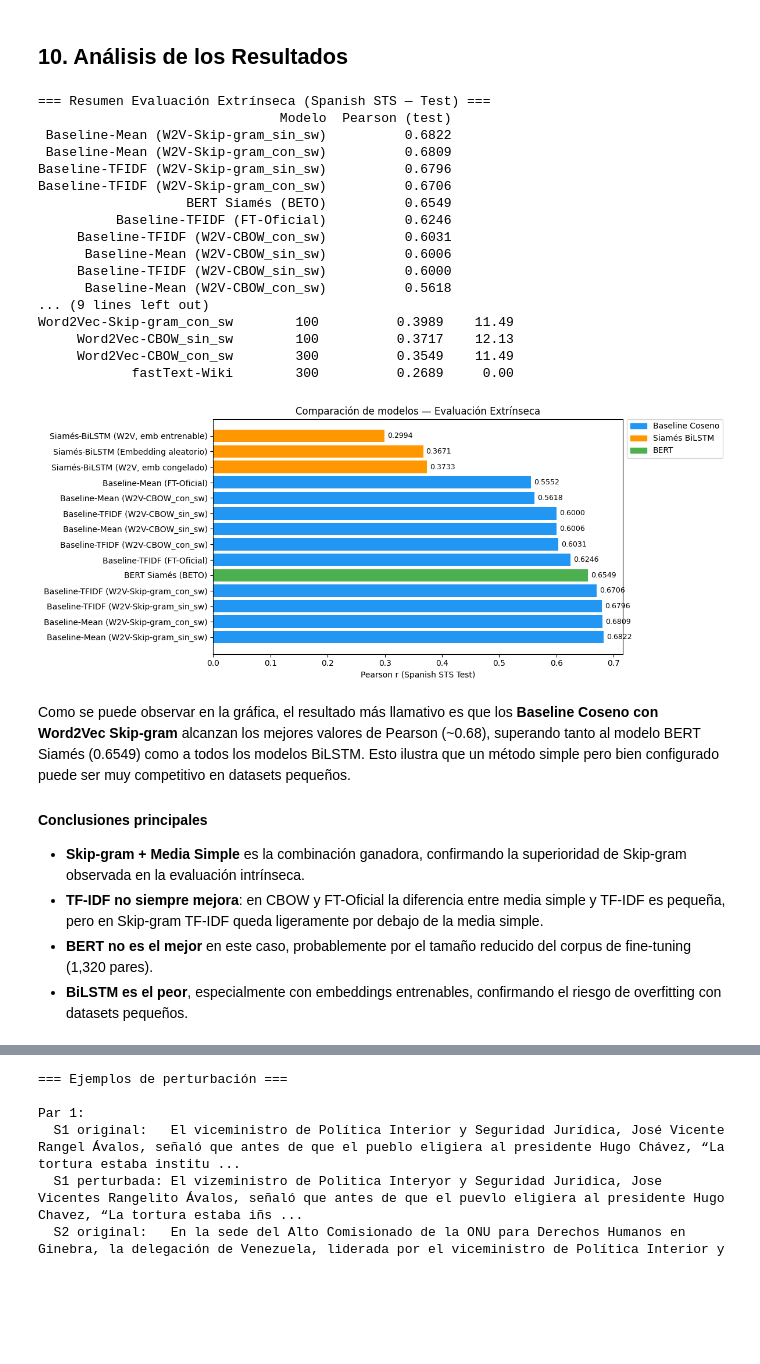
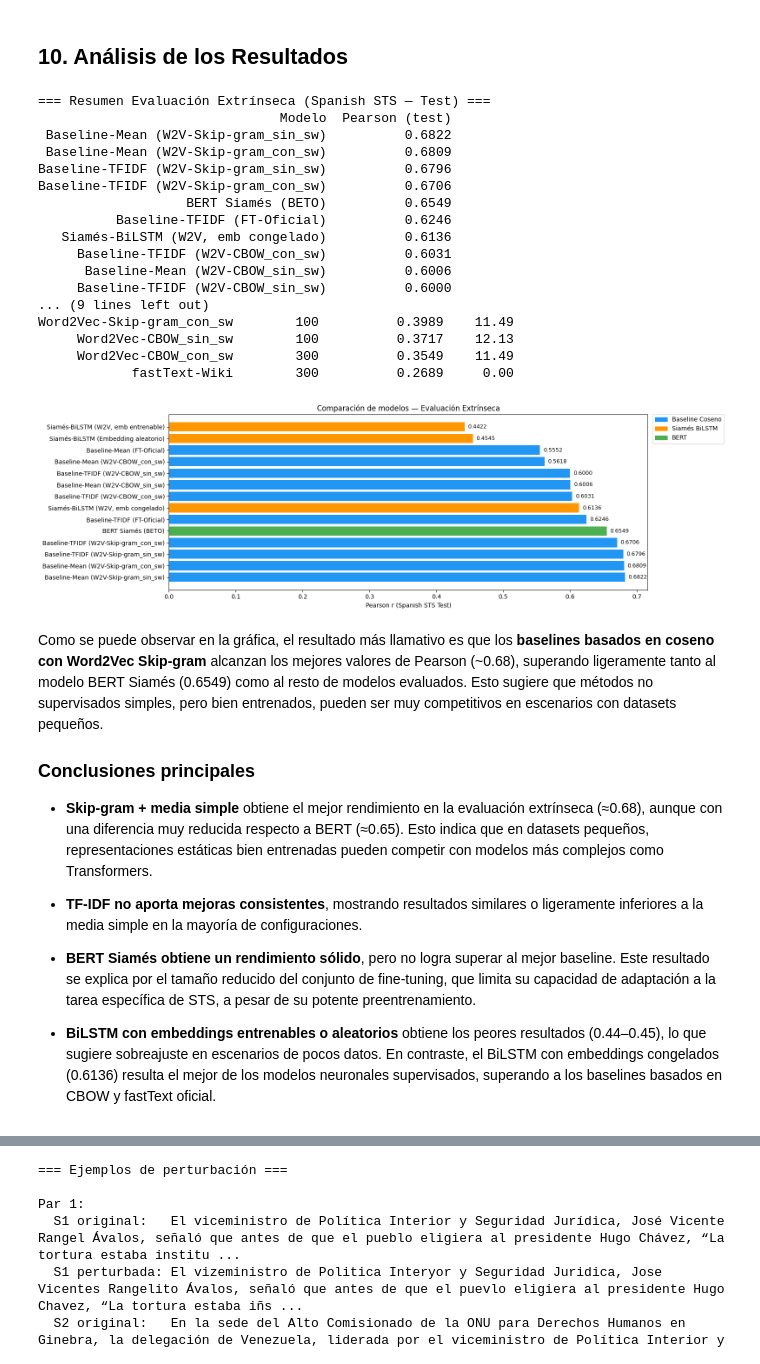
Before and after one commit to Lihao006/P4plh, a Jupyter notebook: practica4_completa.ipynb, the cells around one changed output, grey strips where cells are left out. Cells and saved outputs as stored; diff of their text form; code cells hidden in the pictures; blank space fills up the shorter version.

```diff
--- a/practica4_completa.ipynb
+++ b/practica4_completa.ipynb
@@ -1462,7 +1546,7 @@ def eval_pearson(model, dl):
     return pearsonr(preds, golds).statistic
 
 # 2. Selección del modelo base y preparación de datos
-BASE_MODEL_KEY = next(iter(modelos_w2v)) if modelos_w2v else None
+BASE_MODEL_KEY = 'Skip-gram_sin_sw'
 
 if BASE_MODEL_KEY is not None:
     base_model = modelos_w2v[BASE_MODEL_KEY]
@@ -1474,6 +1558,12 @@ if BASE_MODEL_KEY is not None:
                 test_df['sentence1'].tolist()  + test_df['sentence2'].tolist())
     # No es data leakage: solo usamos el texto para construir la matriz de embeddings, no los usamos para entrenar el modelo de word embeddings ni para ajustar los pesos del modelo siamés.
 
+    np.random.seed(SEED)
+    torch.manual_seed(SEED)
+
+    torch.backends.cudnn.deterministic = True
+    torch.backends.cudnn.benchmark = False
+
     print("Construyendo vocabulario y matriz de embeddings...")
     word2idx, emb_matrix, PAD_IDX, UNK_IDX = build_vocab_and_matrix(all_sents, base_model.wv)
 
@@ -1482,7 +1572,7 @@ if BASE_MODEL_KEY is not None:
     dev_ds   = STSDataset(dev_df,   word2idx, UNK_IDX)
     test_ds  = STSDataset(test_df,  word2idx, UNK_IDX)
 
-    train_dl = DataLoader(train_ds, batch_size=32, shuffle=True)
+    train_dl = DataLoader(train_ds, batch_size=32, shuffle=True, generator=torch.Generator().manual_seed(SEED))
     dev_dl   = DataLoader(dev_ds,   batch_size=64)
     test_dl  = DataLoader(test_ds,  batch_size=64)
 
@@ -1812,11 +1978,10 @@ print(df_ext.to_string(index=False))
 
 print()
 print('=== Tabla combinada: Intrínseca + Extrínseca (mejor de cada tipo) ===')
-# Usamos df_resumen que definimos en la sección 6
 print(df_resumen[['Modelo','Dimensión','Spearman (avg)','OOV (%)']].to_string(index=False))
 
 #  Visualización comparativa de modelos
-fig, ax = plt.subplots(figsize=(12, 5))
+fig, ax = plt.subplots(figsize=(16, 5))
 
 colors = ['#4CAF50' if 'BETO' in m else
           '#2196F3' if 'Baseline' in m else
@@ -1835,41 +2000,44 @@ for bar, val in zip(bars, df_ext['Pearson (test)']):
 
 from matplotlib.patches import Patch
 legend_elements = [Patch(color='#2196F3', label='Baseline Coseno'),
                    Patch(color='#FF9800', label='Siamés BiLSTM'),
                    Patch(color='#4CAF50', label='BERT')]
 
 # Leyenda fuera del gráfico, a la derecha
 ax.legend(handles=legend_elements, loc='upper left', bbox_to_anchor=(1.01, 1), borderaxespad=0)
 
 plt.tight_layout()
 # Guardamos la imagen para incluirla en la memoria
 plt.savefig('comparacion_models.png', dpi=150, bbox_inches='tight')
 plt.show()
 # %% [output]
 === Resumen Evaluación Extrínseca (Spanish STS — Test) ===
                                Modelo  Pearson (test)
  Baseline-Mean (W2V-Skip-gram_sin_sw)          0.6822
  Baseline-Mean (W2V-Skip-gram_con_sw)          0.6809
 Baseline-TFIDF (W2V-Skip-gram_sin_sw)          0.6796
 Baseline-TFIDF (W2V-Skip-gram_con_sw)          0.6706
                    BERT Siamés (BETO)          0.6549
           Baseline-TFIDF (FT-Oficial)          0.6246
+   Siamés-BiLSTM (W2V, emb congelado)          0.6136
      Baseline-TFIDF (W2V-CBOW_con_sw)          0.6031
       Baseline-Mean (W2V-CBOW_sin_sw)          0.6006
      Baseline-TFIDF (W2V-CBOW_sin_sw)          0.6000
-      Baseline-Mean (W2V-CBOW_con_sw)          0.5618
 ... (9 lines left out)
 Word2Vec-Skip-gram_con_sw        100          0.3989    11.49
      Word2Vec-CBOW_sin_sw        100          0.3717    12.13
      Word2Vec-CBOW_con_sw        300          0.3549    11.49
             fastText-Wiki        300          0.2689     0.00
-[figure, old version]
+[figure, new version]
 # %% [markdown]
-Como se puede observar en la gráfica, el resultado más llamativo es que los **Baseline Coseno con Word2Vec Skip-gram** alcanzan los mejores valores de Pearson (~0.68), superando tanto al modelo BERT Siamés (0.6549) como a todos los modelos BiLSTM. Esto ilustra que un método simple pero bien configurado puede ser muy competitivo en datasets pequeños.
+Como se puede observar en la gráfica, el resultado más llamativo es que los **baselines basados en coseno con Word2Vec Skip-gram** alcanzan los mejores valores de Pearson (~0.68), superando ligeramente tanto al modelo BERT Siamés (0.6549) como al resto de modelos evaluados. Esto sugiere que métodos no supervisados simples, pero bien entrenados, pueden ser muy competitivos en escenarios con datasets pequeños.
 
-#### Conclusiones principales
+### Conclusiones principales
 
-- **Skip-gram + Media Simple** es la combinación ganadora, confirmando la superioridad de Skip-gram observada en la evaluación intrínseca.
-- **TF-IDF no siempre mejora**: en CBOW y FT-Oficial la diferencia entre media simple y TF-IDF es pequeña, pero en Skip-gram TF-IDF queda ligeramente por debajo de la media simple.
-- **BERT no es el mejor** en este caso, probablemente por el tamaño reducido del corpus de fine-tuning (1,320 pares).
-- **BiLSTM es el peor**, especialmente con embeddings entrenables, confirmando el riesgo de overfitting con datasets pequeños.
+- **Skip-gram + media simple** obtiene el mejor rendimiento en la evaluación extrínseca (≈0.68), aunque con una diferencia muy reducida respecto a BERT (≈0.65). Esto indica que en datasets pequeños, representaciones estáticas bien entrenadas pueden competir con modelos más complejos como Transformers.
+
+- **TF-IDF no aporta mejoras consistentes**, mostrando resultados similares o ligeramente inferiores a la media simple en la mayoría de configuraciones.
+
+- **BERT Siamés obtiene un rendimiento sólido**, pero no logra superar al mejor baseline. Este resultado se explica por el tamaño reducido del conjunto de fine-tuning, que limita su capacidad de adaptación a la tarea específica de STS, a pesar de su potente preentrenamiento.
+
+- **BiLSTM con embeddings entrenables o aleatorios** obtiene los peores resultados (0.44–0.45), lo que sugiere sobreajuste en escenarios de pocos datos. En contraste, el BiLSTM con embeddings congelados (0.6136) resulta el mejor de los modelos neuronales supervisados, superando a los baselines basados en CBOW y fastText oficial.
```
Also changed, not shown: parts of 28 cells of this notebook, 4 other files.
